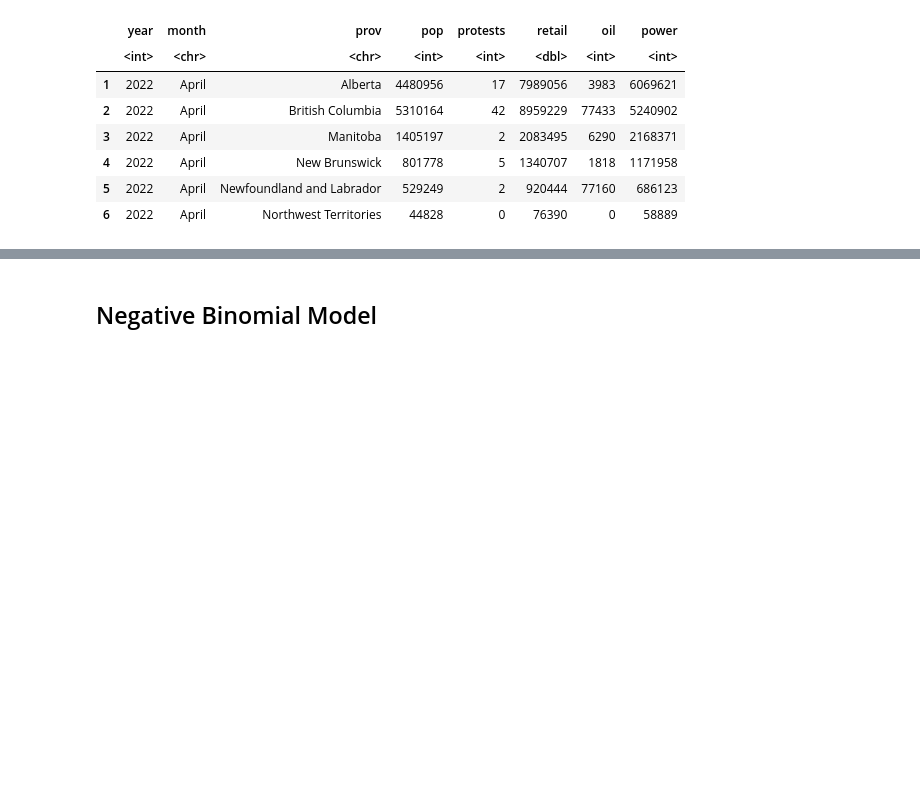
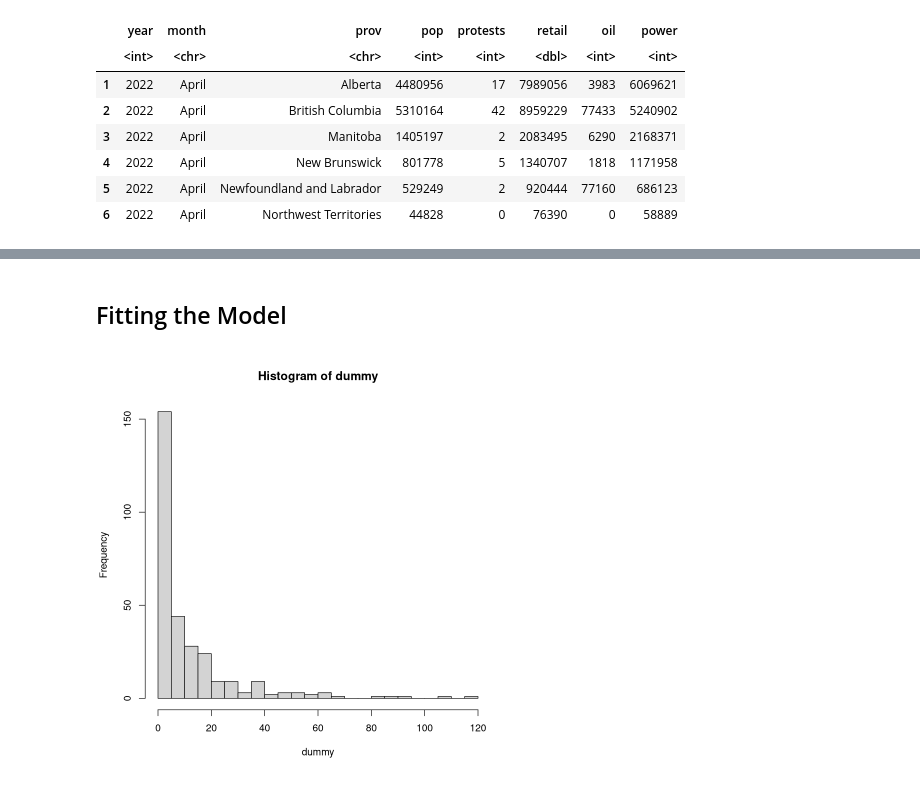
Before and after one commit to LeoKraushaar/protests, a Jupyter notebook: code/R/model_building.ipynb, the cells around one changed output, grey strips where cells are left out. Cells and saved outputs as stored; diff of their text form; code cells hidden in the pictures; blank space fills up the shorter version.

```diff
--- a/code/R/model_building.ipynb
+++ b/code/R/model_building.ipynb
@@ -9,11 +12,11 @@ setwd("/home/leoKraushaar/Documents/School/Year 3/Semester 2/STAT 413/Project/pr
 # %%
-data <- read.csv("data/merged_data.csv")[, -1]
-data$food <- NULL
-data$manufac <- NULL
+init_data <- read.csv("data/merged_data.csv")[, -1]
+init_data$food <- NULL
+init_data$manufac <- NULL
 
-# data <- data[, 1:5]
+# init_data <- init_data[, 1:5]
 
-head(data)
+head(init_data)
 # %% [output]
 A data.frame: 6 × 8
 |  | year | month | GEO | pop | protests | retail | oil | power |
@@ -43,6 +46,6 @@ A data.frame: 6 × 8
 | 5 | 2022 | April | Newfoundland and Labrador | 529249 | 2 | 920444 | 77160 | 686123 |
 | 6 | 2022 | April | Northwest Territories | 44828 | 0 | 76390 | 0 | 58889 |
 # %%
-data$prov  <- as.factor(data$prov)
-data$month <- as.factor(data$month)
-data$year <- as.factor(data$year)
+init_data$prov  <- as.factor(init_data$prov)
+init_data$month <- as.factor(init_data$month)
+init_data$year <- as.factor(init_data$year)
@@ -80,2 +64,9 @@ The following objects are masked from data (pos = 6):
 # %% [markdown]
-## Negative Binomial Model
+## Fitting the Model
+# %%
+model1 <- glm.nb(protests ~., data=init_data, init.theta = 1)
+# %%
+dummy <- rnegbin(fitted(model1), theta = 10.75)
+hist(dummy, breaks=25)
+# %% [output]
+[figure, added]
```
Also changed, not shown: parts of 31 cells of this notebook, 6 other files.
